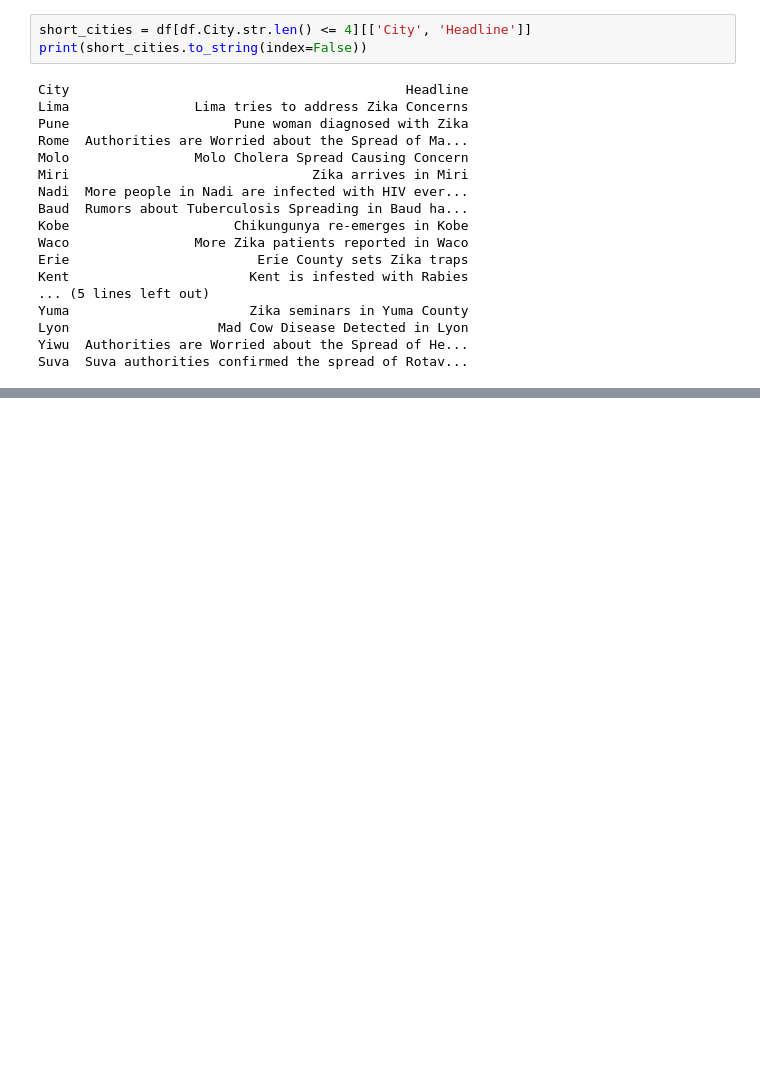
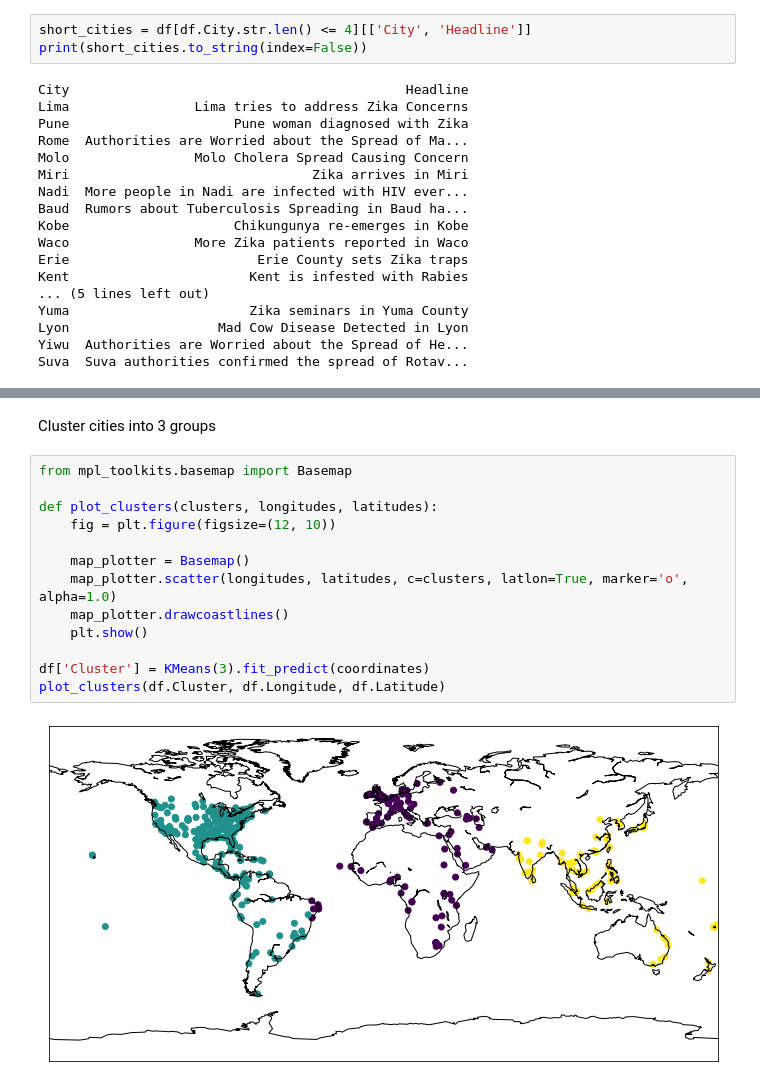
Before and after one commit to genekuo/data_science_examples, a Jupyter notebook: cs3_solution.ipynb, the cells around one changed output, grey strips where cells are left out. Saved outputs shown, nothing was run; the diff lists cells and outputs as text; blank space fills up the shorter version.

```diff
--- a/cs3_solution.ipynb
+++ b/cs3_solution.ipynb
@@ -139,0 +220,17 @@ Suva  Suva authorities confirmed the spread of Rotav...
+# %% [markdown]
+Cluster cities into 3 groups
+# %%
+from mpl_toolkits.basemap import Basemap
+
+def plot_clusters(clusters, longitudes, latitudes):
+    fig = plt.figure(figsize=(12, 10))
+
+    map_plotter = Basemap()
+    map_plotter.scatter(longitudes, latitudes, c=clusters, latlon=True, marker='o', alpha=1.0)
+    map_plotter.drawcoastlines()
+    plt.show()
+
+df['Cluster'] = KMeans(3).fit_predict(coordinates)
+plot_clusters(df.Cluster, df.Longitude, df.Latitude)
+# %% [output]
+[figure, added]
```
Also changed, not shown: parts of 35 cells of this notebook.
